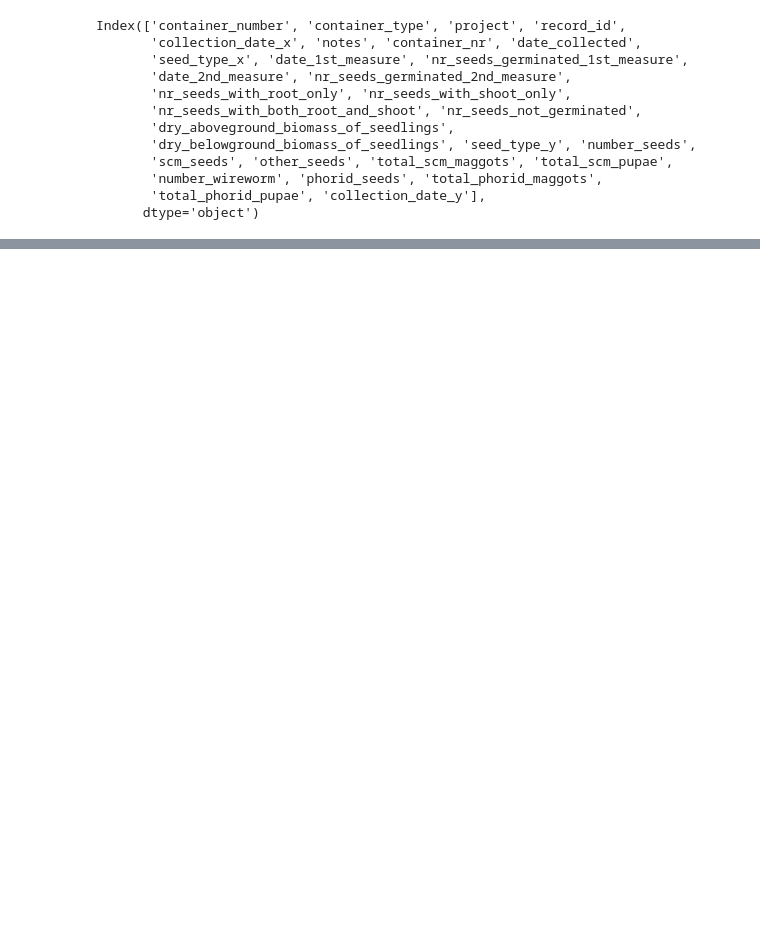
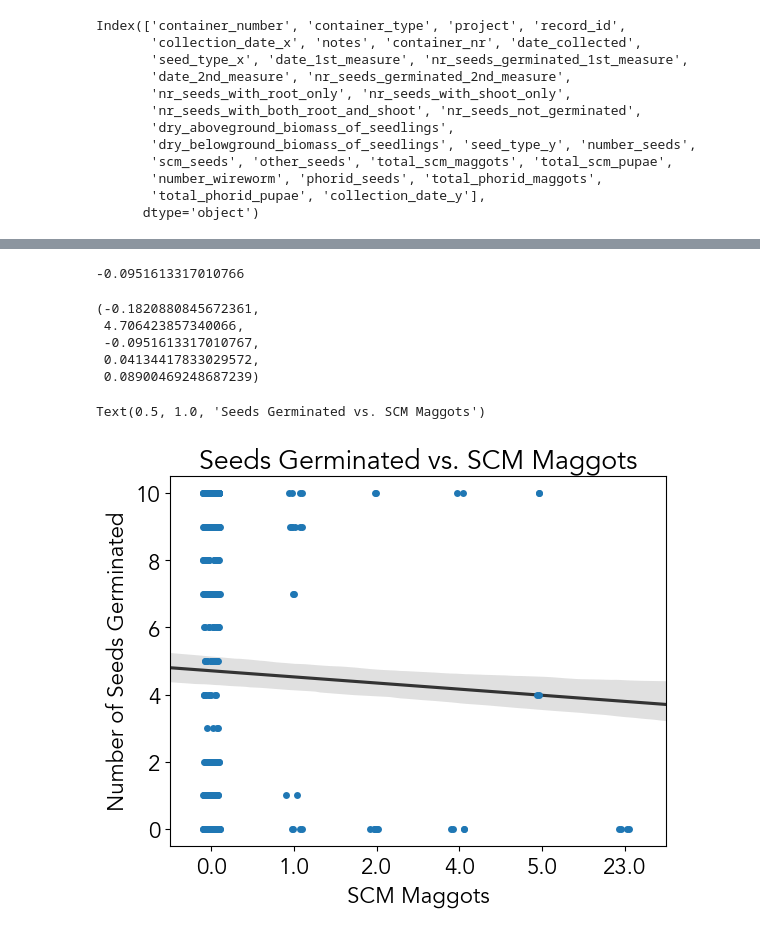
Before and after one commit to chloecho31/cornell, a Jupyter notebook: SCM/2023/2023_scm_data_cleaning.ipynb, the cells around one changed output, grey strips where cells are left out. Drawn from its saved outputs; the diff is of its cells as text; code cells hidden in the pictures; blank space fills up the shorter version.

```diff
--- a/SCM/2023/2023_scm_data_cleaning.ipynb
+++ b/SCM/2023/2023_scm_data_cleaning.ipynb
@@ -1768 +1789,29 @@ germination_wire_mesh
+# %%
+corr, _ = pearsonr(germination_wire_mesh_drop_na['total_scm_maggots'],germination_wire_mesh_drop_na['nr_seeds_germinated_1st_measure'])
+corr
+# %% [output]
+-0.0951613317010766
+# %%
+slope, intercept, r_value, p_value, std_err = stats.linregress(germination_wire_mesh_drop_na['total_scm_maggots'],germination_wire_mesh_drop_na['nr_seeds_germinated_1st_measure'])
+slope, intercept, r_value, p_value, std_err
+# %% [output]
+(-0.1820880845672361,
+ 4.706423857340066,
+ -0.0951613317010767,
+ 0.04134417833029572,
+ 0.08900469248687239)
+# %%
+ax = sns.stripplot(x = 'total_scm_maggots', y = 'nr_seeds_germinated_1st_measure', data=germination_wire_mesh_drop_na)
+
+sns.regplot(
+    data=germination_wire_mesh_drop_na, x="total_scm_maggots", y="nr_seeds_germinated_1st_measure",
+    scatter=False, truncate=False, order=1, color=".2",
+)
+
+plt.xlabel('SCM Maggots')
+plt.ylabel('Number of Seeds Germinated')
+plt.title('Seeds Germinated vs. SCM Maggots')
+# %% [output]
+Text(0.5, 1.0, 'Seeds Germinated vs. SCM Maggots')
+[figure, added]
 # %%
```
Also changed, not shown: parts of 25 cells of this notebook, 1 other file.
